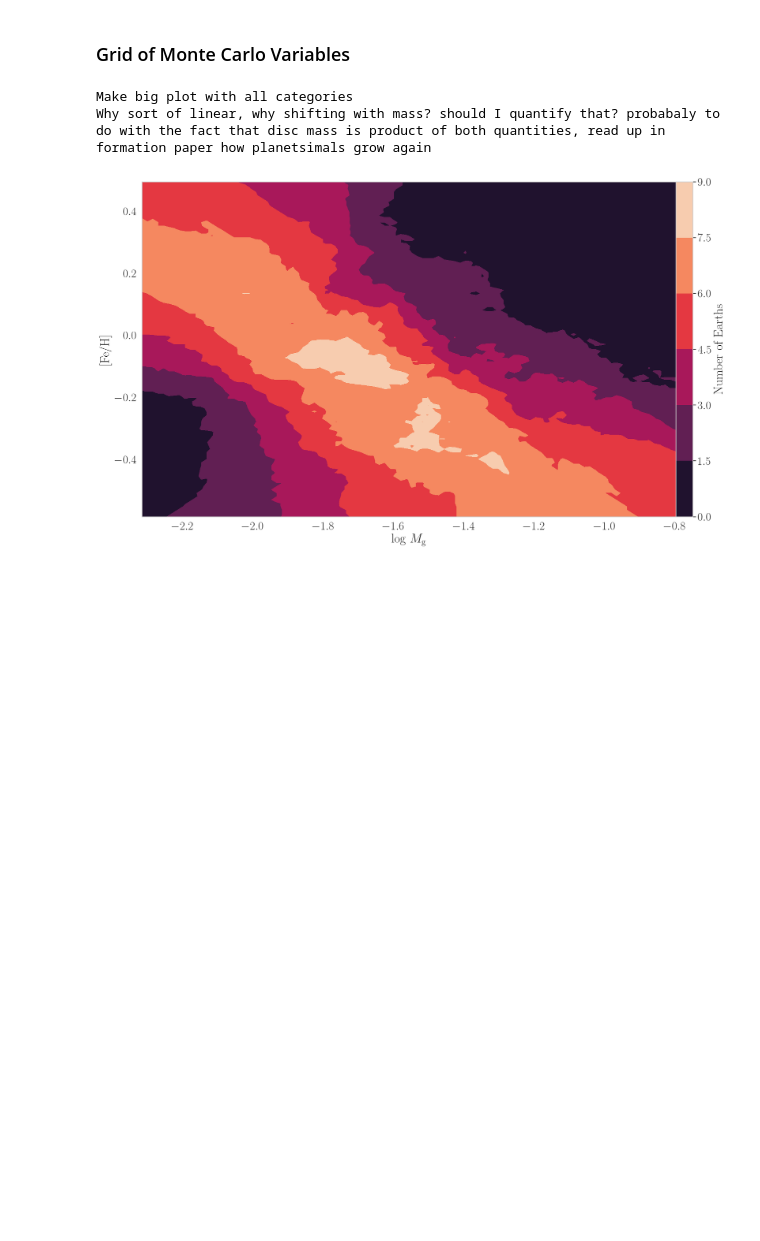
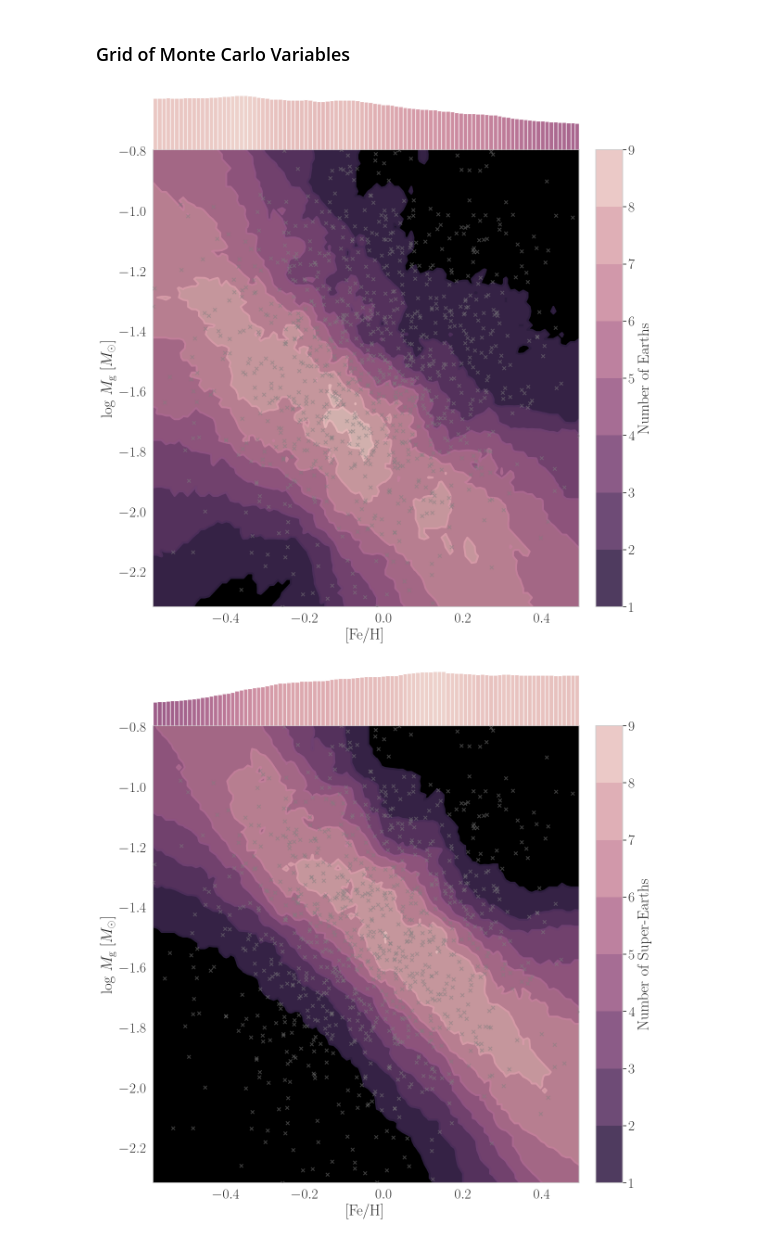
Before and after one commit to ChrisBoettner/skaro, a Jupyter notebook: notebooks/Planet_model.ipynb, the cells around one changed output. Cells and saved outputs as stored; diff of their text form; code cells hidden in the pictures; blank space fills up the shorter version.

Commit message:
mostly made plots prettier

```diff
--- a/notebooks/Planet_model.ipynb
+++ b/notebooks/Planet_model.ipynb
@@ -144,45 +140,59 @@ planet_model = PlanetModel(num_embryos)
 population_id = planet_model.get_population_id(num_embryos, host_star_mass)
 
 category = "Earth"
-included_variables = ("log_initial_mass", "[Fe/H]")
+included_variables = ("[Fe/H]", "log_initial_mass")
 # %% [markdown]
 ### Grid of Monte Carlo Variables
 # %%
 variable_grid = planet_model.get_systems(population_id).variable_grid(
-    num_bins, included_variables=included_variables, as_dataframe=True
+    num_bins,
+    included_variables=included_variables,
+    as_dataframe=True,
 )
 
-variable_grid[category] = planet_model.prediction(
-    category,
+grid_results = planet_model.prediction(
+    categories,
     host_star_mass,
     variables=variable_grid,
     included_variables=included_variables,
-    return_full=False,
+    return_full=True,
     neighbors=30,
-)
+).drop(columns="age")
 
-variable_grid, variable_labels = rename_labels(variable_grid)
+
+grid_results, variable_labels = rename_labels(grid_results)
-# %%
-print("Make big plot with all categories")
-print(
-    "Why sort of linear, why shifting with mass? should I quantify that? probabaly to do with the fact that disc mass is product of both quantities, read up in formation paper how planetsimals grow again"
-)
-print(
-    "Maybe reparametrize model in terms of solid mass. or at least give rough rule for that"
-)
-# %% [output]
-Make big plot with all categories
-Why sort of linear, why shifting with mass? should I quantify that? probabaly to do with the fact that disc mass is product of both quantities, read up in formation paper how planetsimals grow again
 # %%
-contourplot = contour_plot(
-    *variable_labels,
-    hue=category,
-    data=variable_grid,
-    reshaping_bins=num_bins,
-    colorbar_label=f"Number of {category}s",
-)
-FigureProcessor(contourplot.figure).save(
-    "contourplot.pdf", sub_directory=figure_directory
-)
+import matplotlib.ticker as ticker
+
+for category in categories:
+    contourplot, axes = contour_plot(
+        data=grid_results,
+        x=variable_labels[0],
+        y=variable_labels[1],
+        hue=category,
+        reshaping_bins=num_bins,
+        cmap=get_palette(reverse=True, as_cmap=True),
+        colorbar_label=f"Number of {category}s",
+        square_aspect_ratio=True,
+        outline=True,
+        prune_lowest=True,
+        kws={"alpha": 0.9},
+        okws={"linewidths": 3},
+    )
+
+    # add locations of original sample
+    axes[0].scatter(
+        x=original_sample["[Fe/H]"],
+        y=original_sample["log_initial_mass"],
+        color="grey",
+        marker="x",
+        alpha=0.5,
+        s=30,
+        zorder=10,
+    )
+    FigureProcessor(contourplot.figure).save(
+        f"contourplot_{category}.pdf", sub_directory=figure_directory
+    )
 # %% [output]
-[figure, old version]
+[figure, new version]
+[figure, added]
```
Also changed, not shown: parts of 7 cells of this notebook, 1 other file.
